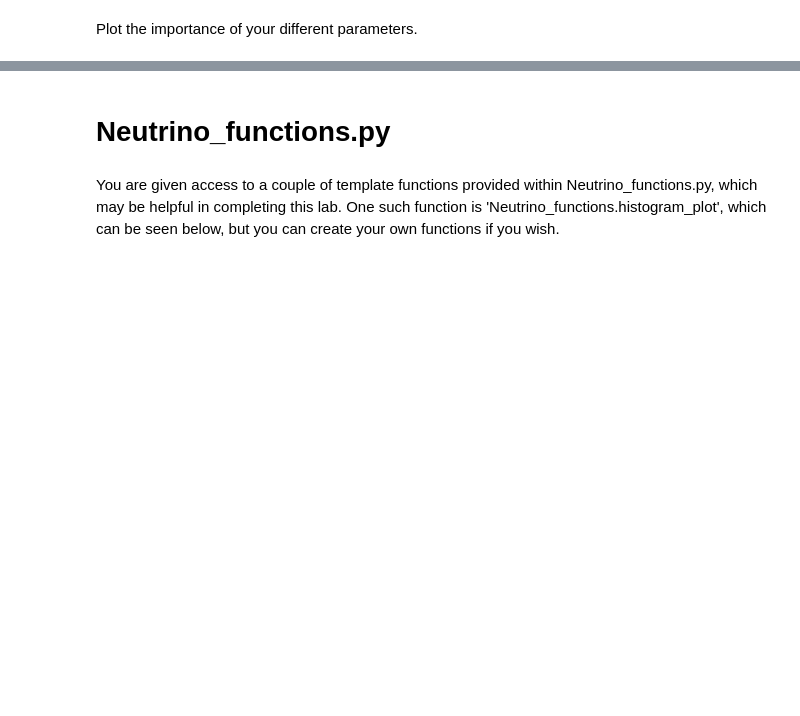
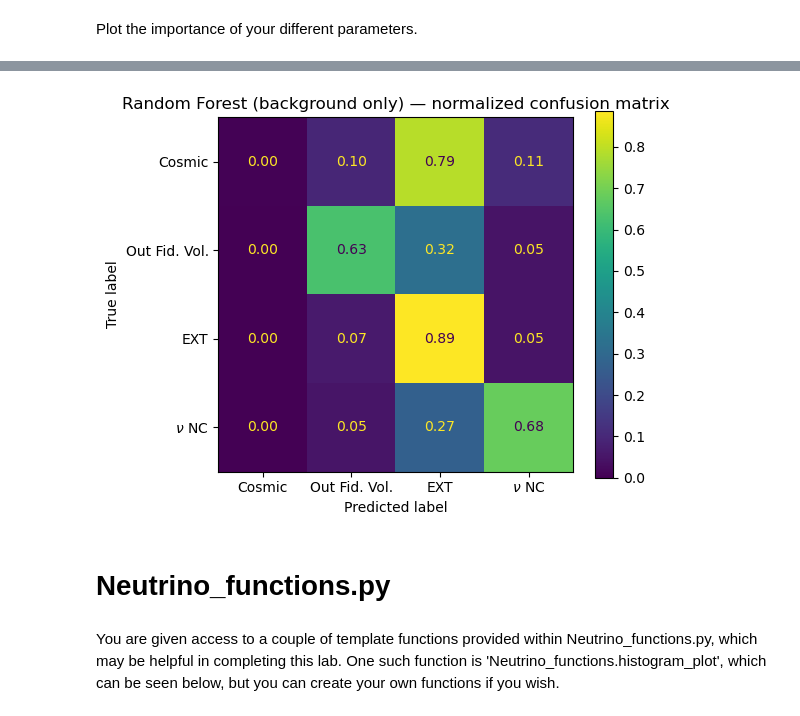
Before and after one commit to JungleMan796/MicroBooNE, a Jupyter notebook: MainAnalysis_template.ipynb, the cells around one changed output, grey strips where cells are left out. Drawn from its saved outputs; the diff is of its cells as text; code cells hidden in the pictures; blank space fills up the shorter version.

```diff
--- a/MainAnalysis_template.ipynb
+++ b/MainAnalysis_template.ipynb
@@ -241,3 +367,23 @@ Plot the importance of your different parameters.
+# %%
+from sklearn.metrics import confusion_matrix, ConfusionMatrixDisplay
+import matplotlib.pyplot as plt
+
+# 定义标签顺序
+labels = [4, 5, 7, 31]
+ptype_no_mu_e = [r"Cosmic", r"Out Fid. Vol.", r"EXT", r"$\nu$ NC"]
+
+# 生成混淆矩阵（标准化到每行和为1）
+cm = confusion_matrix(y_test, y_test_pred, labels=labels, normalize='true')
+
+# 绘制混淆矩阵
+disp = ConfusionMatrixDisplay(confusion_matrix=cm, display_labels=ptype_no_mu_e)
+fig, ax = plt.subplots(figsize=(5.8, 4.6))
+disp.plot(ax=ax, cmap='viridis', values_format='.02f', colorbar=True)
+ax.set_title("Random Forest (background only) — normalized confusion matrix")
+plt.tight_layout()
+plt.show()
+# %% [output]
+[figure, added]
 # %% [markdown]
 # Neutrino_functions.py
 # %% [markdown]
```
Also changed, not shown: parts of 18 cells of this notebook.
